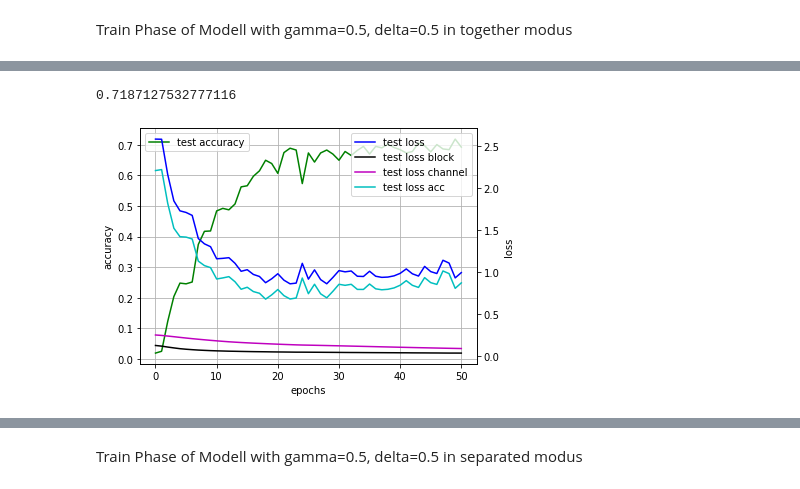
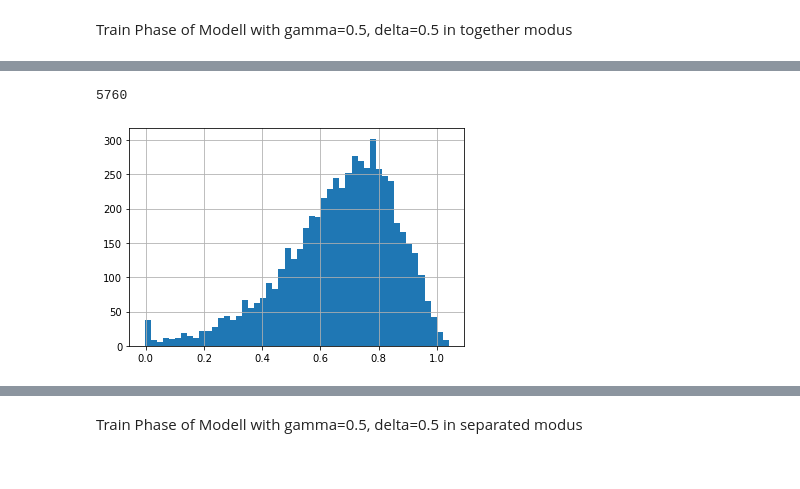
Before and after one commit to 1337Eddy/PruningBirdNet, a Jupyter notebook: visualizations.ipynb, the cells around one changed output, grey strips where cells are left out. Saved outputs shown, nothing was run; the diff lists cells and outputs as text; code cells hidden in the pictures.

```diff
--- a/visualizations.ipynb
+++ b/visualizations.ipynb
@@ -294,5 +339,5 @@ Train Phase of Modell with gamma=0.5, delta=0.5 in together modus
 # %%
-plot_train_phase_new("/media/eddy/datasets/models/new/birdnet_final.pt", "")
+plot_hist("/media/eddy/datasets/models/no_maxpool/search_gamma_delta/gamma03_delta03/birdnet_final.pt", "")
 # %% [output]
-0.7187127532777116
+5760
-[figure, old version]
+[figure, new version]
```
Also changed, not shown: parts of 48 cells of this notebook, 3 other files.
